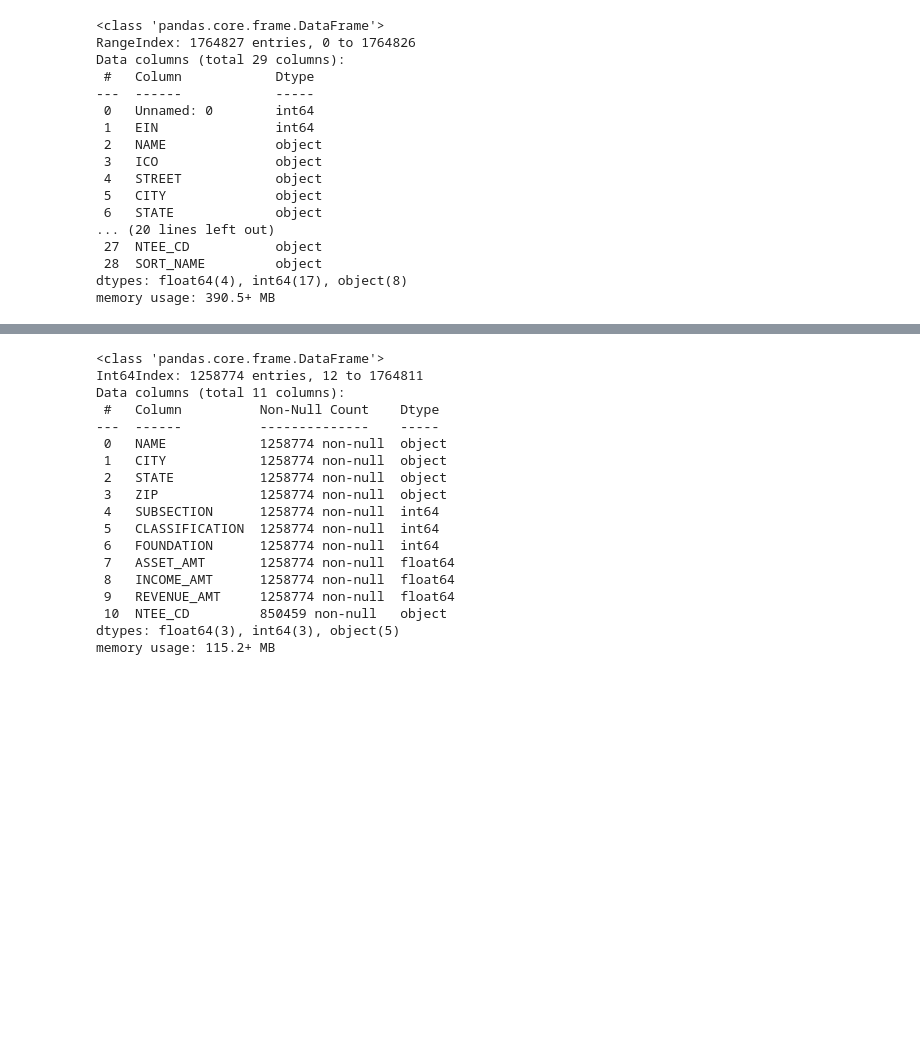
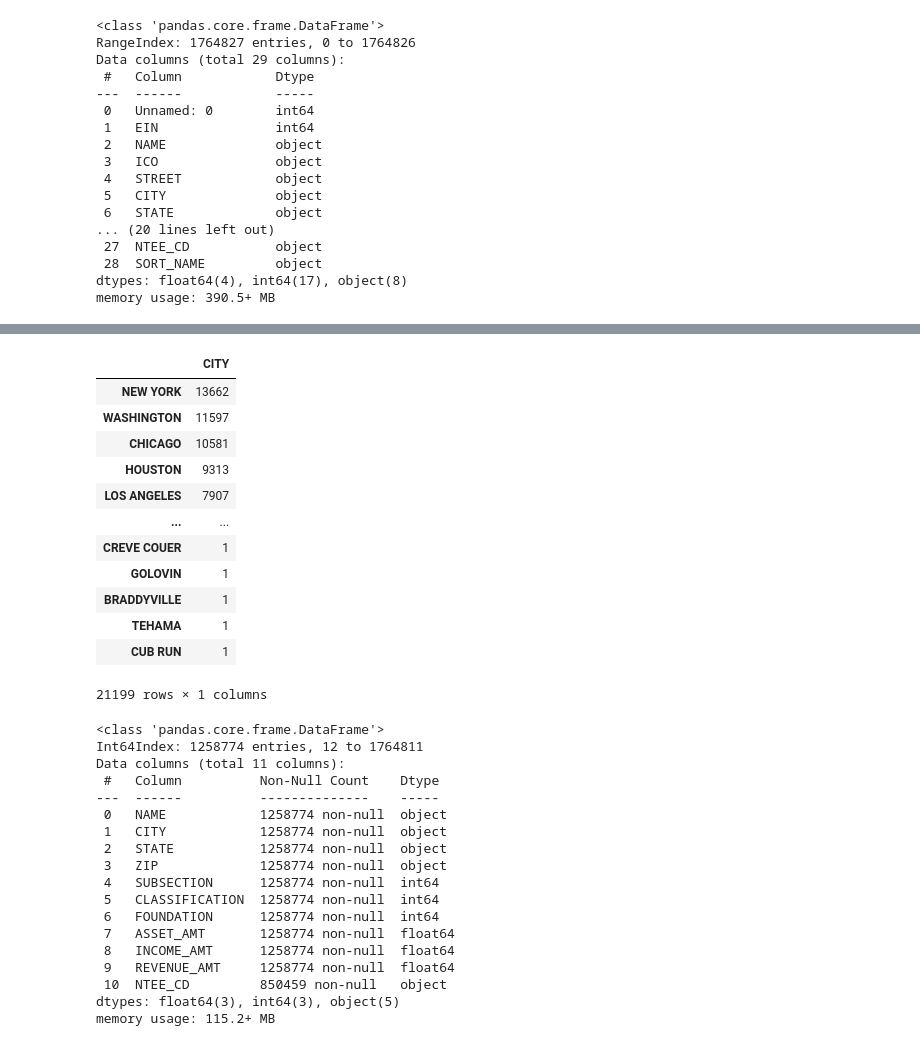
Before and after one commit to lesro/change_unlimited, a Jupyter notebook: notebooks/day2_df_review_merge.ipynb, the cells around one changed output, grey strips where cells are left out. Drawn from its saved outputs; the diff is of its cells as text; code cells hidden in the pictures; blank space fills up the shorter version.

```diff
--- a/notebooks/day2_df_review_merge.ipynb
+++ b/notebooks/day2_df_review_merge.ipynb
@@ -139,6 +139,26 @@ np_irs_col.head()
 #dropped all rows where rev_amt & state had null value. State null
 #means out of country registered in US
 np_irs_col_null = np_irs_col.dropna(subset=['STATE','REVENUE_AMT'],axis=0).drop('STREET', axis=1)
+# %%
+#i need to drop the several territories
+
+city_np_count = pd.DataFrame(np_irs_col_null['CITY'].value_counts())
+state_np_count = pd.DataFrame(np_irs_col_null['STATE'].value_counts())
+city_np_count
+# %% [output]
+|  | CITY |
+| NEW YORK | 13662 |
+| WASHINGTON | 11597 |
+| CHICAGO | 10581 |
+| HOUSTON | 9313 |
+| LOS ANGELES | 7907 |
+| ... | ... |
+| CREVE COUER | 1 |
+| GOLOVIN | 1 |
+| BRADDYVILLE | 1 |
+| TEHAMA | 1 |
+| CUB RUN | 1 |
+21199 rows × 1 columns
 # %%
 np_irs_col_null.info()
 # %% [output]
```
Also changed, not shown: parts of 3 cells of this notebook.
